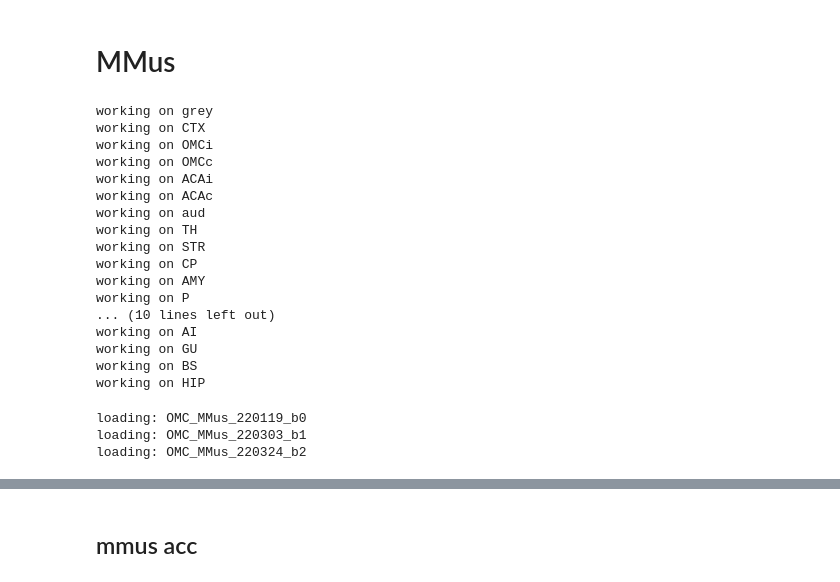
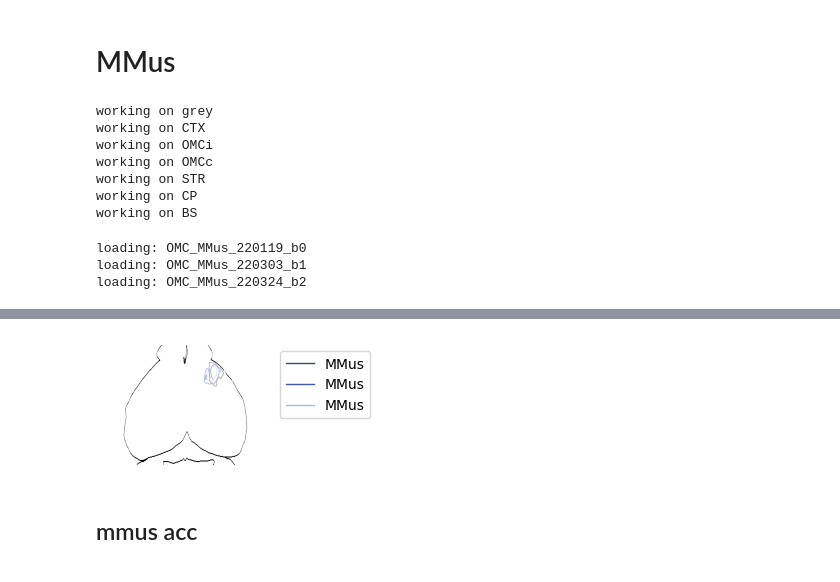
Before and after one commit to eisko/STP_analysis, a Jupyter notebook: Injection_vis2.ipynb, the cells around one changed output, grey strips where cells are left out. Drawn from its saved outputs; the diff is of its cells as text; code cells hidden in the pictures.

```diff
--- a/Injection_vis2.ipynb
+++ b/Injection_vis2.ipynb
@@ -188,8 +193,11 @@ loading: ACC_STeg_230501_b3
 masks_folder = in_path+"masks/mmus_220303_hs_asr/"
 
 # area list from make_masks.py
-areas = ["grey", "CTX", "OMCi", "OMCc", "ACAi", "ACAc", "aud","TH", "STR", "CP", "AMY", "P", "PG", "MB", "PAG", "SCm",
-         "SNr", "HY", "CNU", "TEa", "ECT", "VISC", "AI", "GU", "BS", "HIP"]
+# areas = ["grey", "CTX", "OMCi", "OMCc", "ACAi", "ACAc", "aud","TH", "STR", "CP", "AMY", "P", "PG", "MB", "PAG", "SCm",
+#          "SNr", "HY", "CNU", "TEa", "ECT", "VISC", "AI", "GU", "BS", "HIP"]
+areas = ["grey", "CTX", "OMCi", "OMCc", "STR", "CP","BS"]
+
+
 
 # make dictionary where keys = areas, values=list of masks corresponding to metadata order
 masks = {}
@@ -202,19 +210,9 @@ working on grey
 working on CTX
 working on OMCi
 working on OMCc
-working on ACAi
-working on ACAc
-working on aud
-working on TH
 working on STR
 working on CP
-working on AMY
-working on P
-... (10 lines left out)
-working on AI
-working on GU
 working on BS
-working on HIP
 # %%
 
 # load MMus/OMC brains
@@ -260,10 +258,28 @@ blue3 = create_cmap(155, 181, 222)
 color_list = [blue1, blue2, blue3]
 
 plot_contour(images, mask_dict=masks, roi="inj", masks_to_plot=["grey", "BS", "STR", "CP", "CTX"],
-             view="top", ncontours=1, alpha=1, cmaps=color_list)
-lines = [Line2D([0], [0], color=color_list[i].colors[-1], linestyle="-", linewidth=3) for i in range(3)]
-labels = ["MMus1", "MMus2", "MMus3"]
-plt.legend(lines,labels)
+             view="top", ncontours=1, alpha=0.9, linewidths=0.5, cmaps=color_list)
+# lines = [Line2D([0], [0], color=color_list[i].colors[-1], linestyle="-", linewidth=3) for i in range(3)]
+# labels = ["MMus1", "MMus2", "MMus3"]
+# plt.legend(lines,labels)
+
+
+# set figure size
+fig = plt.gcf()
+fig.set_size_inches(2,2)
+
+# ax = plt.gca()
+# ax.invert_xaxis() # need to flip image so injection site on right side as injected
+lines = [Line2D([0], [0], color=color_list[i].colors[-1], alpha=0.9,
+                linestyle="-", linewidth=1) for i in range(3)]
+labels = ["MMus", "MMus", "MMus"]
+plt.legend(lines,labels, bbox_to_anchor=(1.75, 1))
+
+# add scale bar
+# scalebar = ScaleBar(0.02, "mm", length_fraction=0.25, location="lower right", pad=-0.75)
+# ax.add_artist(scalebar)
+
+
 plt.savefig(out_path+"MMus_inj_outlines.svg", dpi=300, bbox_inches="tight")
 plt.show()
 # %% [output]
@@ -271,3 +286,4 @@ plt.show()
+[figure, added]
 # %% [markdown]
 ## mmus acc
 # %%
```
Also changed, not shown: parts of 8 cells of this notebook, 2 other files.
